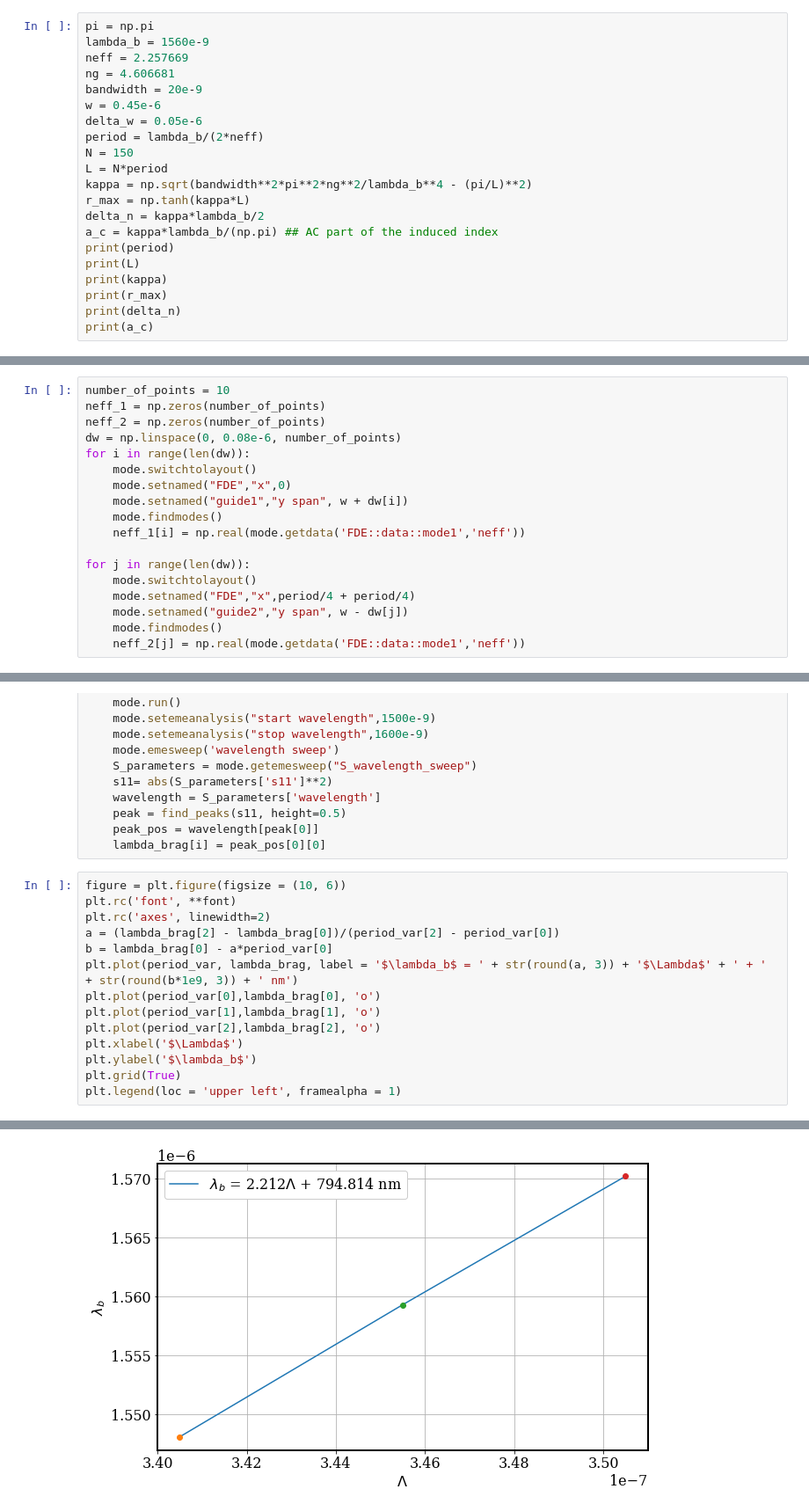
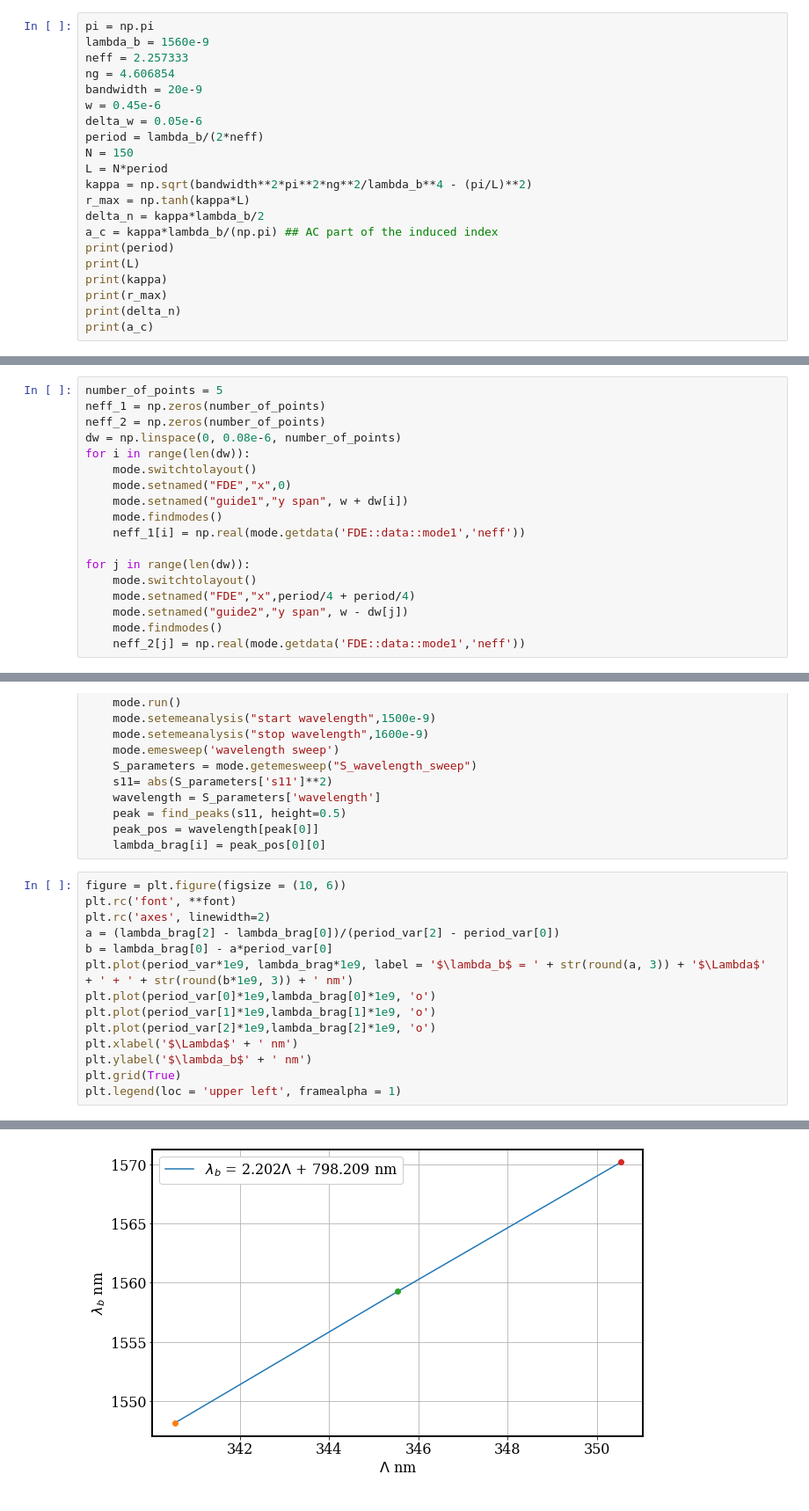
Before and after one commit to moisesoliveira08/BragGrating, a Jupyter notebook: Documentation/device.ipynb, the cells around one changed output, grey strips where cells are left out. Shown at 88% size. Saved outputs shown, nothing was run; the diff lists cells and outputs as text.

```diff
--- a/Documentation/device.ipynb
+++ b/Documentation/device.ipynb
@@ -46,8 +48,8 @@ mode = lumapi.MODE(filename= 'Bragg.lms')
 # %%
 pi = np.pi
 lambda_b = 1560e-9
-neff = 2.257669
-ng = 4.606681
+neff = 2.257333
+ng = 4.606854
 bandwidth = 20e-9
 w = 0.45e-6
 delta_w = 0.05e-6
@@ -166,7 +168,7 @@ mode.set({"override x mesh":0,
 # %% [output]
 {!!}
 # %%
-number_of_points = 10
+number_of_points = 5
 neff_1 = np.zeros(number_of_points)
 neff_2 = np.zeros(number_of_points)
 dw = np.linspace(0, 0.08e-6, number_of_points)
@@ -322,17 +339,17 @@ for i in range(number_of_iterations):
 # %%
 figure = plt.figure(figsize = (10, 6))
 plt.rc('font', **font)
 plt.rc('axes', linewidth=2)
 a = (lambda_brag[2] - lambda_brag[0])/(period_var[2] - period_var[0])
 b = lambda_brag[0] - a*period_var[0]
-plt.plot(period_var, lambda_brag, label = '$\lambda_b$ = ' + str(round(a, 3)) + '$\Lambda$' + ' + ' + str(round(b*1e9, 3)) + ' nm')
-plt.plot(period_var[0],lambda_brag[0], 'o')
-plt.plot(period_var[1],lambda_brag[1], 'o')
-plt.plot(period_var[2],lambda_brag[2], 'o')
-plt.xlabel('$\Lambda$')
-plt.ylabel('$\lambda_b$')
+plt.plot(period_var*1e9, lambda_brag*1e9, label = '$\lambda_b$ = ' + str(round(a, 3)) + '$\Lambda$' + ' + ' + str(round(b*1e9, 3)) + ' nm')
+plt.plot(period_var[0]*1e9,lambda_brag[0]*1e9, 'o')
+plt.plot(period_var[1]*1e9,lambda_brag[1]*1e9, 'o')
+plt.plot(period_var[2]*1e9,lambda_brag[2]*1e9, 'o')
+plt.xlabel('$\Lambda$' + ' nm')
+plt.ylabel('$\lambda_b$' + ' nm')
 plt.grid(True)
 plt.legend(loc = 'upper left', framealpha = 1)
 # %% [output]
 <matplotlib.legend.Legend at 0x...>
-[figure, old version]
+[figure, new version]
```
Also changed, not shown: parts of 16 cells of this notebook, 1 other file.
